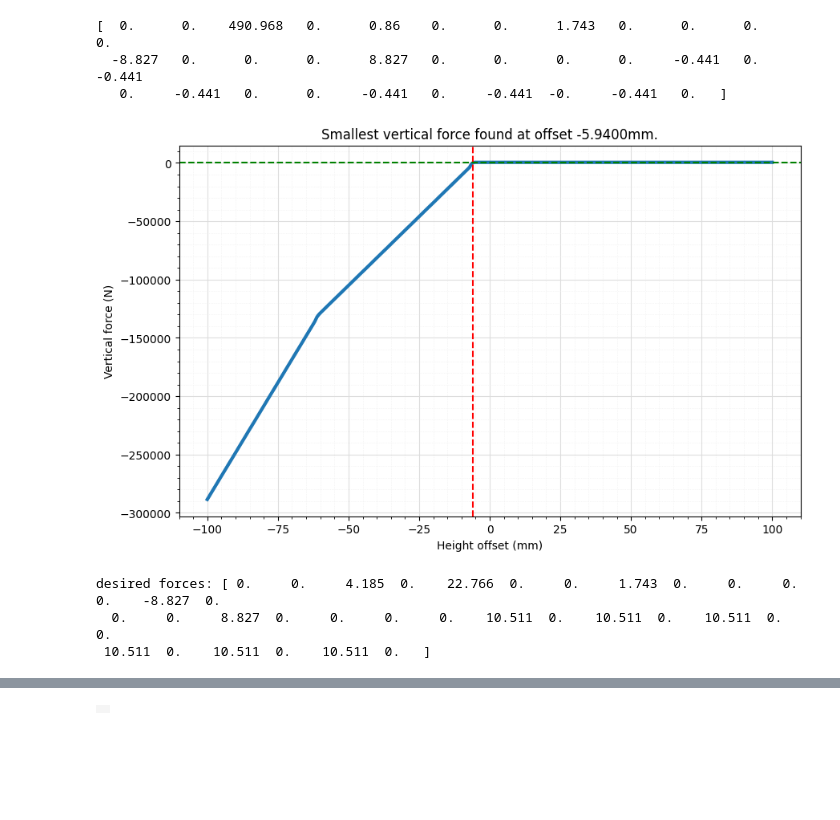
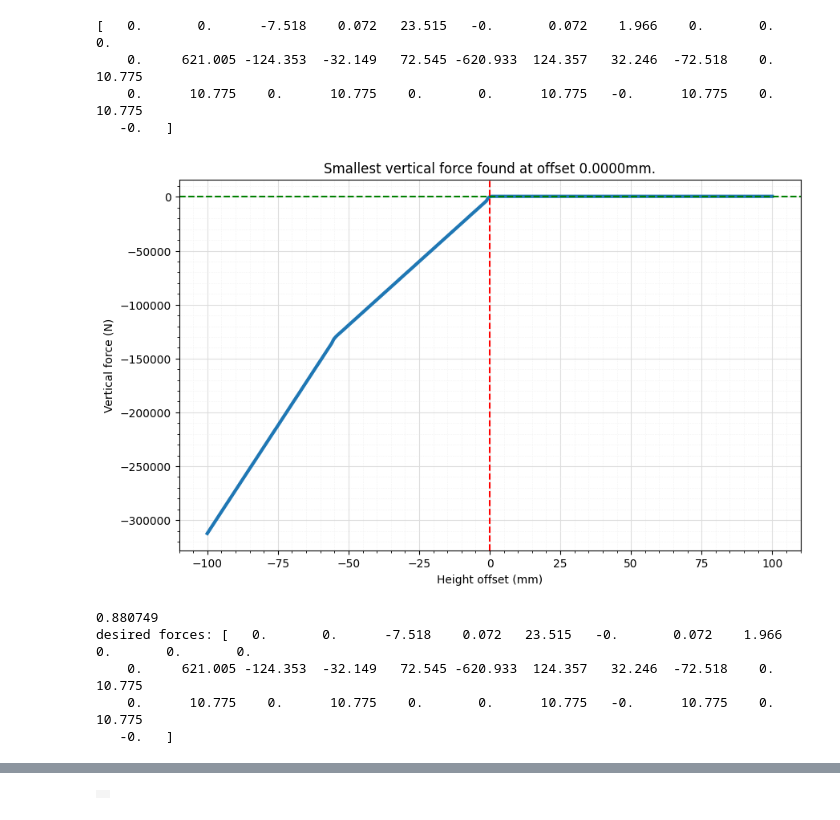
Before and after one commit to ShahhhVihaan/backflip, a Jupyter notebook: motion/stand.ipynb, the cells around one changed output, grey strips where cells are left out. Saved outputs shown, nothing was run; the diff lists cells and outputs as text; code cells hidden in the pictures; blank space fills up the shorter version.

Commit message:
Find stable stand position

```diff
--- a/motion/stand.ipynb
+++ b/motion/stand.ipynb
@@ -34,23 +26,0 @@ media.show_image(renderer.render())
-# %%
-DURATION  = 3   # seconds
-FRAMERATE = 60  # Hz
-
-# Initialize to the standing-on-one-leg pose.
-# mujoco.mj_resetDataKeyframe(model, data, 1)
-mujoco.mj_resetData(model, data)
-data.qpos[2] = 0.8867
-mujoco.mj_forward(model, data)
-
-frames = []
-while data.time < DURATION:
-  # Step the simulation.
-  mujoco.mj_step(model, data)
-
-  # Render and save frames.
-  if len(frames) < data.time * FRAMERATE:
-    renderer.update_scene(data)
-    pixels = renderer.render()
-    frames.append(pixels)
-
-# Display video.
-media.show_video(frames, fps=FRAMERATE)
@@ -58,0 +27,6 @@ media.show_video(frames, fps=FRAMERATE)
+# %%
+for key in range(model.nkey):
+  mujoco.mj_resetDataKeyframe(model, data, key)
+  mujoco.mj_forward(model, data)
+  renderer.update_scene(data)
+  media.show_image(renderer.render())
@@ -89,9 +77,7 @@ camera = mujoco.MjvCamera()
 mujoco.mjv_defaultFreeCamera(model, camera)
 camera.distance = 2
 
-mujoco.mj_resetData(model, data)
-data.qpos[2] = 0.8867
-mujoco.mj_forward(model, data)
+mujoco.mj_resetDataKeyframe(model, data, 0)
 
 frames = []
 while data.time < DURATION:
@@ -104,7 +90,7 @@ while data.time < DURATION:
   # Render and save frames.
   if len(frames) < data.time * FRAMERATE:
     # Set the lookat point to the humanoid's center of mass.
-    camera.lookat = data.body('torso').subtree_com
+    camera.lookat = data.body('pelvis').subtree_com
 
     renderer.update_scene(data, camera)
     pixels = renderer.render()
@@ -116,63 +102,64 @@ media.show_video(frames, fps=FRAMERATE)
 # %%
-mujoco.mj_resetData(model, data)
-data.qpos[2] = 0.8867
+mujoco.mj_resetDataKeyframe(model, data, 0)
 mujoco.mj_forward(model, data)
 data.qacc = 0  # Assert that there is no the acceleration.
 mujoco.mj_inverse(model, data)
 print(data.qfrc_inverse)
 # %% [output]
-[  0.      0.    490.968   0.      0.86    0.      0.      1.743   0.      0.      0.      0.
-  -8.827   0.      0.      0.      8.827   0.      0.      0.      0.     -0.441   0.     -0.441
-   0.     -0.441   0.      0.     -0.441   0.     -0.441  -0.     -0.441   0.   ]
+[   0.       0.      -7.518    0.072   23.515   -0.       0.072    1.966    0.       0.       0.
+    0.     621.005 -124.353  -32.149   72.545 -620.933  124.357   32.246  -72.518    0.      10.775
+    0.      10.775    0.      10.775    0.       0.      10.775   -0.      10.775    0.      10.775
+   -0.   ]
 # %%
 height_offsets = np.linspace(-0.1, 0.1, 10001)
 vertical_forces = []
 for offset in height_offsets:
-  mujoco.mj_resetData(model, data)
-  data.qpos[2] = 0.8867
+  mujoco.mj_resetDataKeyframe(model, data, 0)
   mujoco.mj_forward(model, data)
   data.qacc = 0
   # Offset the height by `offset`.
   data.qpos[2] += offset
   mujoco.mj_inverse(model, data)
   vertical_forces.append(data.qfrc_inverse[2])
 
 # Find the height-offset at which the vertical force is smallest.
 idx = np.argmin(np.abs(vertical_forces))
 best_offset = height_offsets[idx]
 
 # Plot the relationship.
 plt.figure(figsize=(10, 6))
 plt.plot(height_offsets * 1000, vertical_forces, linewidth=3)
 # Red vertical line at offset corresponding to smallest vertical force.
 plt.axvline(x=best_offset*1000, color='red', linestyle='--')
 # Green horizontal line at the humanoid's weight.
 weight = model.body_subtreemass[1]*np.linalg.norm(model.opt.gravity)
 plt.axhline(y=weight, color='green', linestyle='--')
 plt.xlabel('Height offset (mm)')
 plt.ylabel('Vertical force (N)')
 plt.grid(which='major', color='#DDDDDD', linewidth=0.8)
 plt.grid(which='minor', color='#EEEEEE', linestyle=':', linewidth=0.5)
 plt.minorticks_on()
 plt.title(f'Smallest vertical force '
           f'found at offset {best_offset*1000:.4f}mm.')
 plt.show()
 # %% [output]
-[figure, old version]
+[figure, new version]
 # %%
-mujoco.mj_resetData(model, data)
-data.qpos[2] = 0.8867
+mujoco.mj_resetDataKeyframe(model, data, 0)
 mujoco.mj_forward(model, data)
 data.qacc = 0
 data.qpos[2] += best_offset
+print(data.qpos[2])
 qpos0 = data.qpos.copy()  # Save the position setpoint.
 mujoco.mj_inverse(model, data)
 qfrc0 = data.qfrc_inverse.copy()
 print('desired forces:', qfrc0)
 # %% [output]
-desired forces: [ 0.     0.     4.185  0.    22.766  0.     0.     1.743  0.     0.     0.     0.    -8.827  0.
-  0.     0.     8.827  0.     0.     0.     0.    10.511  0.    10.511  0.    10.511  0.     0.
- 10.511  0.    10.511  0.    10.511  0.   ]
+0.880749
+desired forces: [   0.       0.      -7.518    0.072   23.515   -0.       0.072    1.966    0.       0.       0.
+    0.     621.005 -124.353  -32.149   72.545 -620.933  124.357   32.246  -72.518    0.      10.775
+    0.      10.775    0.      10.775    0.       0.      10.775   -0.      10.775    0.      10.775
+   -0.   ]
 # %%
 actuator_moment = np.zeros((model.nu, model.nv))
 mujoco.mju_sparse2dense(
```
Also changed, not shown: parts of 11 cells of this notebook, 4 other files.
